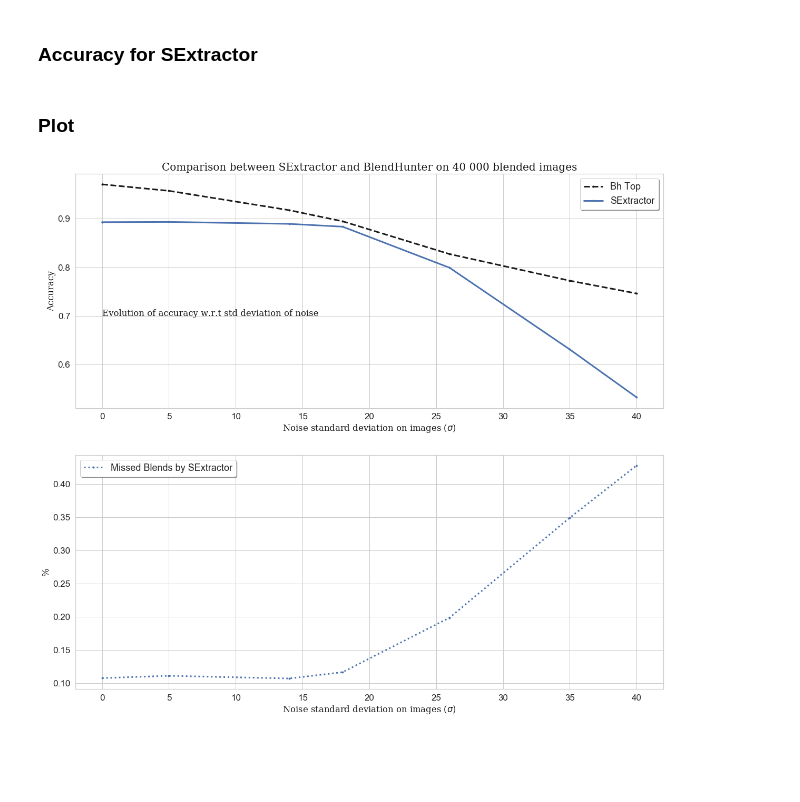
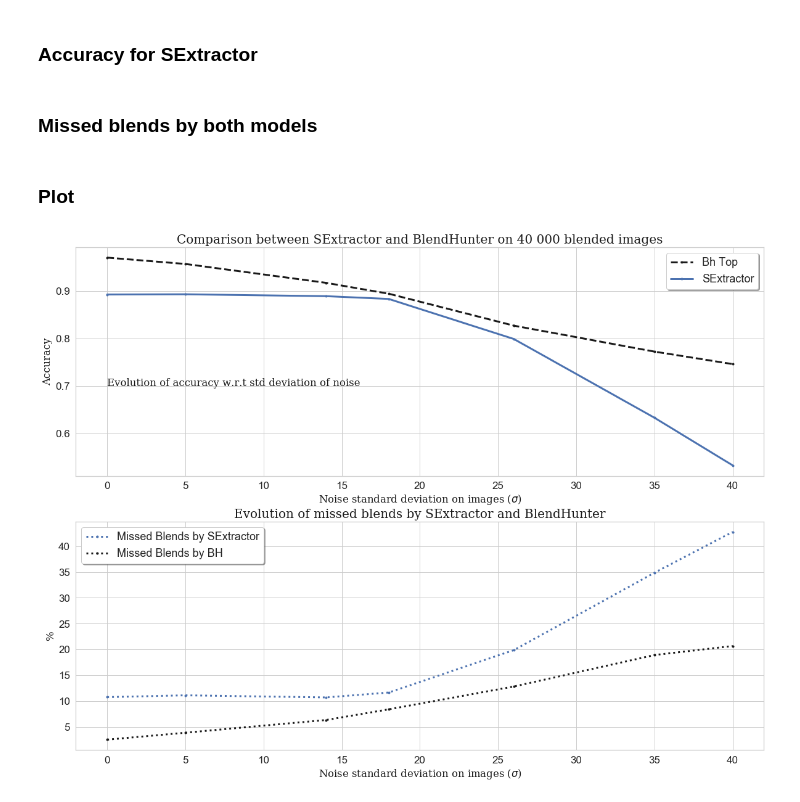
Before and after one commit to CosmoStat/BlendHunter, a Jupyter notebook: comparison_bh_sextractor.ipynb, the cells around one changed output. Drawn from its saved outputs; the diff is of its cells as text; code cells hidden in the pictures; blank space fills up the shorter version.

Commit message:
adding missed blends by bh

```diff
--- a/comparison_bh_sextractor.ipynb
+++ b/comparison_bh_sextractor.ipynb
@@ -23,40 +22,50 @@ bh_fine = np.array([[0.9645, 0.959125, 0.910375,0.899125, 0.839125 ]])
 ### Accuracy for SExtractor
 # %%
 #Accuracy retrieved from running SExtractor on 40 000 blended images
-s_ext = np.array([[0.8924, 0.8929, 0.8889, 0.8831, 0.7988, 0.6309, 0.5325 ]])
+s_ext = np.array([[0.8924, 0.8929, 0.8889, 0.8831, 0.7988, 0.6328, 0.5325 ]])
 
-missed_blends = np.array([[0.1076, 0.1111, 0.1070, 0.1165, 0.1986, 0.3491, 0.4278]])
+missed_blends = np.array([[0.1076, 0.1111, 0.1070, 0.1165, 0.1986, 0.3487, 0.4278]])
+# %% [markdown]
+### Missed blends by both models
+# %%
+#Number of false negatives
+FN_bh = np.array([[201, 309, 506, 671, 1025, 1513, 1653]])
+
+missed_blends_bh = (FN_bh/8000)*100
+missed_blends_sext = np.array([[10.76, 11.11, 10.70, 11.65, 19.86, 34.87, 42.78]])
 # %% [markdown]
 ### Plot
 # %%
 sns.set(context='notebook', style='whitegrid', palette='deep')
 
 font = {'family': 'serif',
         'color':  'k',
         'weight': 'normal',
         'size': 16.5}
 
-fig, ax = plt.subplots(2,figsize=(20,18), sharey='row')
+fig, ax = plt.subplots(2,figsize=(20,15), sharey='row')
 
 #First subplot (Accuracy w.r.t. sigma_noise)
 ax[0].set_title('Comparison between SExtractor and BlendHunter on 40 000 blended images', fontdict=font, fontsize=20)
 ax[0].plot(sigma_noise[0], bh_top[0], 'k--',marker='.', linewidth=3, label='Bh Top')
 #ax[0].plot(sigma_noise[0], bh_fine[0], 'r:', marker = '.',linewidth=3, label='Bh Tuned')
 ax[0].plot(sigma_noise[0], s_ext[0], 'b', marker ='.', linewidth=3, label='SExtractor')
 ax[0].legend(loc='upper right', shadow=True, fontsize=18)
 ax[0].set_ylabel('Accuracy', fontdict = font)
 ax[0].set_xlabel('Noise standard deviation on images ($\sigma$)', fontdict = font)
 ax[0].tick_params(axis='both', which='major', labelsize=17)
 ax[0].text(0.001, 0.70, 'Evolution of accuracy w.r.t std deviation of noise', fontdict=font)
 
 #Second subplot (Missed blends by SExtractor and BH's false negatives in a future commit)
-ax[1].plot(sigma_noise[0], missed_blends[0], 'b:', marker = '.', linewidth=3, label='Missed Blends by SExtractor')
+ax[1].set_title('Evolution of missed blends by SExtractor and BlendHunter', fontdict=font, fontsize=20)
+ax[1].plot(sigma_noise[0], missed_blends_sext[0], 'b:', marker = '.', linewidth=3, label='Missed Blends by SExtractor')
+ax[1].plot(sigma_noise[0], missed_blends_bh[0], 'k:', marker = '.', linewidth=3, label='Missed Blends by BH')
 ax[1].tick_params(axis='both', which='major', labelsize=17)
 ax[1].legend(loc='upper left', shadow=True, fontsize=18)
 ax[1].set_ylabel('%', fontdict=font)
 
 
 plt.xlabel('Noise standard deviation on images ($\sigma$)', fontdict=font)
 plt.show()
 # %% [output]
-[figure, old version]
+[figure, new version]
```
Also changed, not shown: parts of 1 cell of this notebook.
